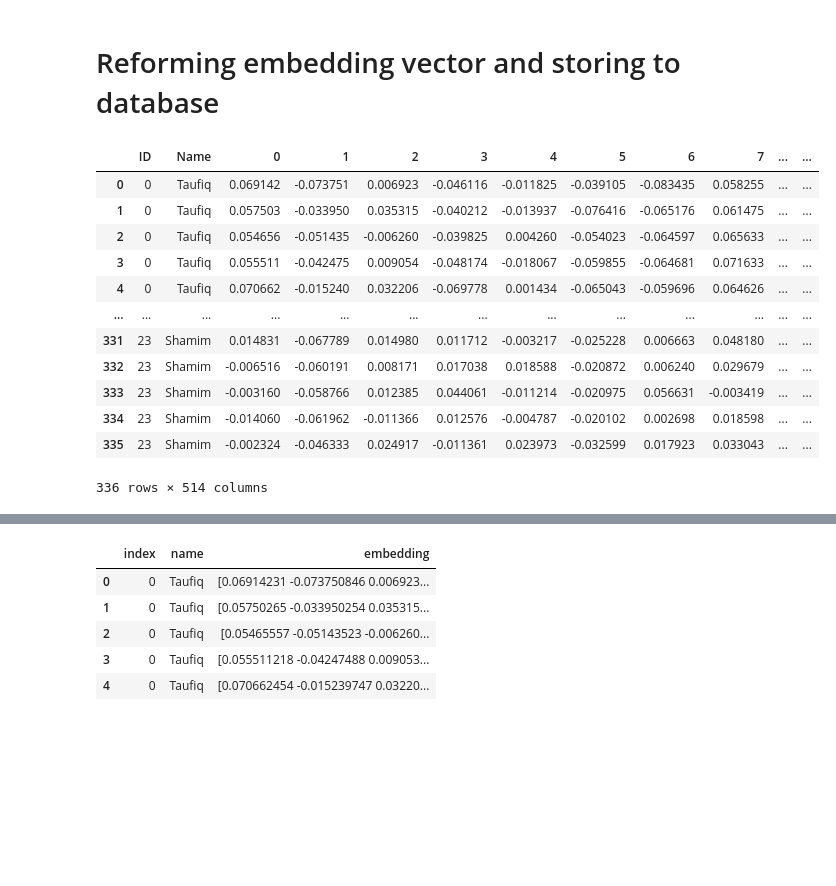
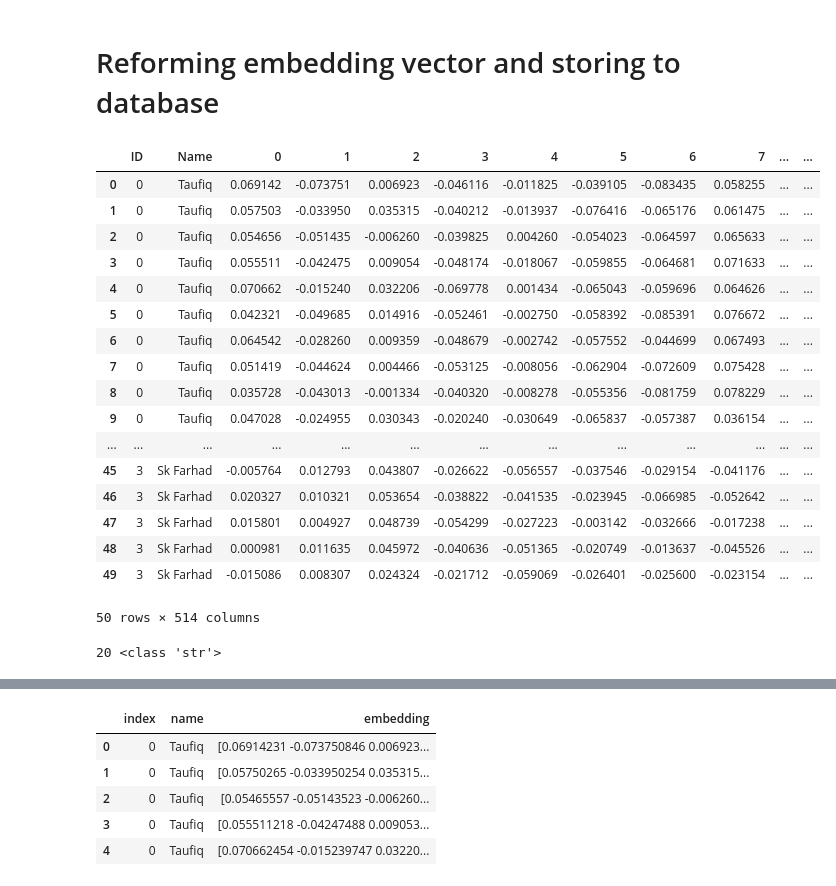
Before and after one commit to Mizanur4E/CustomerRecognitionFunctionalModule, a Jupyter notebook: scratch_notebook.ipynb, the cells around one changed output, grey strips where cells are left out. Drawn from its saved outputs; the diff is of its cells as text; code cells hidden in the pictures; blank space fills up the shorter version.

Commit message:
new customer entry on live and recognition

```diff
--- a/scratch_notebook.ipynb
+++ b/scratch_notebook.ipynb
@@ -3,20 +3,30 @@
 # %%
 import pandas as pd
 
 import numpy as np
-df = pd.read_csv('/home/nayan/MIS_Face_DB.csv')
-df.head(500)
+df = pd.read_csv('/home/nayan/PycharmProjects/CustomerRecognitionFunctionalModule/Face-Recognition-MIS/MIS_Face_DB.csv')
+df.head(50)
 # %% [output]
 |  | ID | Name | 0 | 1 | 2 | 3 | 4 | 5 | 6 | 7 | ... | ... |
 | 0 | 0 | Taufiq | 0.069142 | -0.073751 | 0.006923 | -0.046116 | -0.011825 | -0.039105 | -0.083435 | 0.058255 | ... | ... |
 | 1 | 0 | Taufiq | 0.057503 | -0.033950 | 0.035315 | -0.040212 | -0.013937 | -0.076416 | -0.065176 | 0.061475 | ... | ... |
 | 2 | 0 | Taufiq | 0.054656 | -0.051435 | -0.006260 | -0.039825 | 0.004260 | -0.054023 | -0.064597 | 0.065633 | ... | ... |
 | 3 | 0 | Taufiq | 0.055511 | -0.042475 | 0.009054 | -0.048174 | -0.018067 | -0.059855 | -0.064681 | 0.071633 | ... | ... |
 | 4 | 0 | Taufiq | 0.070662 | -0.015240 | 0.032206 | -0.069778 | 0.001434 | -0.065043 | -0.059696 | 0.064626 | ... | ... |
+| 5 | 0 | Taufiq | 0.042321 | -0.049685 | 0.014916 | -0.052461 | -0.002750 | -0.058392 | -0.085391 | 0.076672 | ... | ... |
+| 6 | 0 | Taufiq | 0.064542 | -0.028260 | 0.009359 | -0.048679 | -0.002742 | -0.057552 | -0.044699 | 0.067493 | ... | ... |
+| 7 | 0 | Taufiq | 0.051419 | -0.044624 | 0.004466 | -0.053125 | -0.008056 | -0.062904 | -0.072609 | 0.075428 | ... | ... |
+| 8 | 0 | Taufiq | 0.035728 | -0.043013 | -0.001334 | -0.040320 | -0.008278 | -0.055356 | -0.081759 | 0.078229 | ... | ... |
+| 9 | 0 | Taufiq | 0.047028 | -0.024955 | 0.030343 | -0.020240 | -0.030649 | -0.065837 | -0.057387 | 0.036154 | ... | ... |
 | ... | ... | ... | ... | ... | ... | ... | ... | ... | ... | ... | ... | ... |
-| 331 | 23 | Shamim | 0.014831 | -0.067789 | 0.014980 | 0.011712 | -0.003217 | -0.025228 | 0.006663 | 0.048180 | ... | ... |
-| 332 | 23 | Shamim | -0.006516 | -0.060191 | 0.008171 | 0.017038 | 0.018588 | -0.020872 | 0.006240 | 0.029679 | ... | ... |
-| 333 | 23 | Shamim | -0.003160 | -0.058766 | 0.012385 | 0.044061 | -0.011214 | -0.020975 | 0.056631 | -0.003419 | ... | ... |
-| 334 | 23 | Shamim | -0.014060 | -0.061962 | -0.011366 | 0.012576 | -0.004787 | -0.020102 | 0.002698 | 0.018598 | ... | ... |
-| 335 | 23 | Shamim | -0.002324 | -0.046333 | 0.024917 | -0.011361 | 0.023973 | -0.032599 | 0.017923 | 0.033043 | ... | ... |
+| 45 | 3 | Sk Farhad | -0.005764 | 0.012793 | 0.043807 | -0.026622 | -0.056557 | -0.037546 | -0.029154 | -0.041176 | ... | ... |
+| 46 | 3 | Sk Farhad | 0.020327 | 0.010321 | 0.053654 | -0.038822 | -0.041535 | -0.023945 | -0.066985 | -0.052642 | ... | ... |
+| 47 | 3 | Sk Farhad | 0.015801 | 0.004927 | 0.048739 | -0.054299 | -0.027223 | -0.003142 | -0.032666 | -0.017238 | ... | ... |
+| 48 | 3 | Sk Farhad | 0.000981 | 0.011635 | 0.045972 | -0.040636 | -0.051365 | -0.020749 | -0.013637 | -0.045526 | ... | ... |
+| 49 | 3 | Sk Farhad | -0.015086 | 0.008307 | 0.024324 | -0.021712 | -0.059069 | -0.026401 | -0.025600 | -0.023154 | ... | ... |
-336 rows × 514 columns
+50 rows × 514 columns
+# %%
+a = 20
+print(str(a),type(str(a)))
+# %% [output]
+20 <class 'str'>
```
Also changed, not shown: parts of 11 cells of this notebook, 5 other files.
